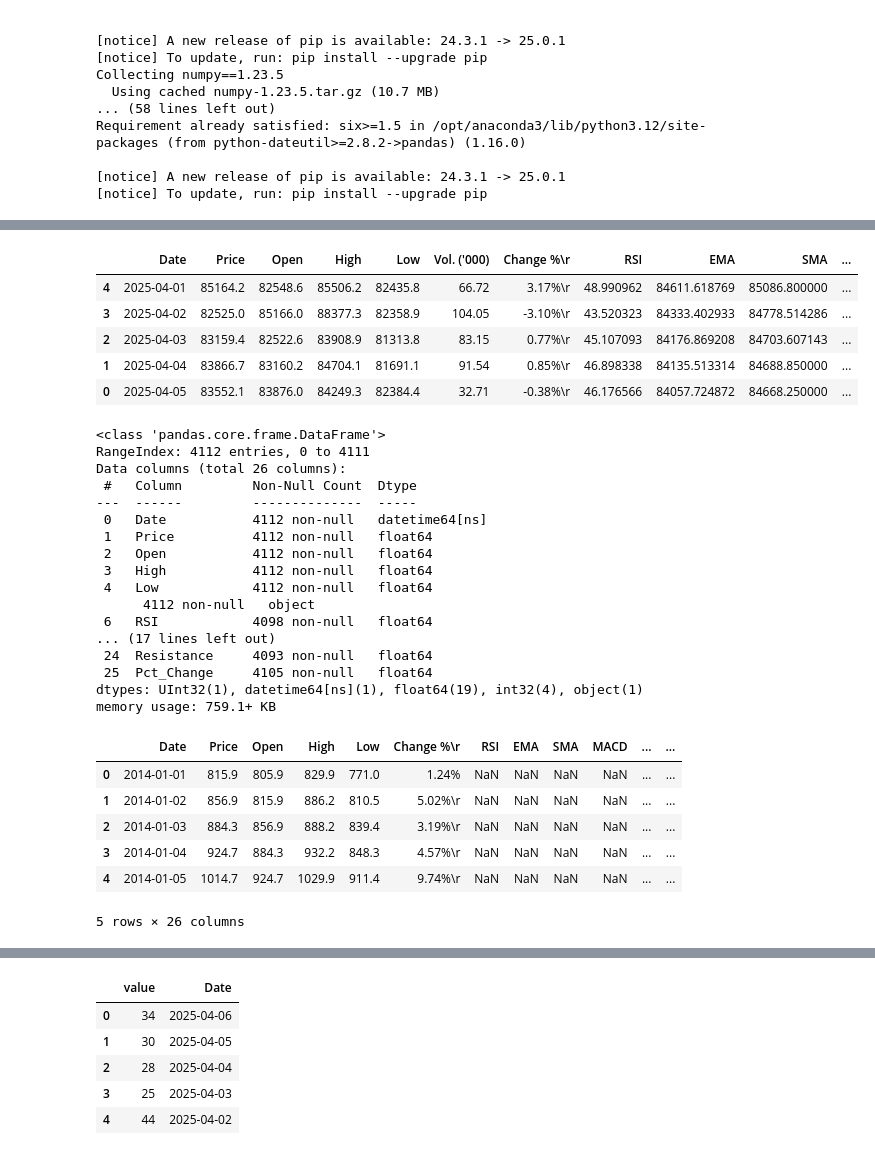
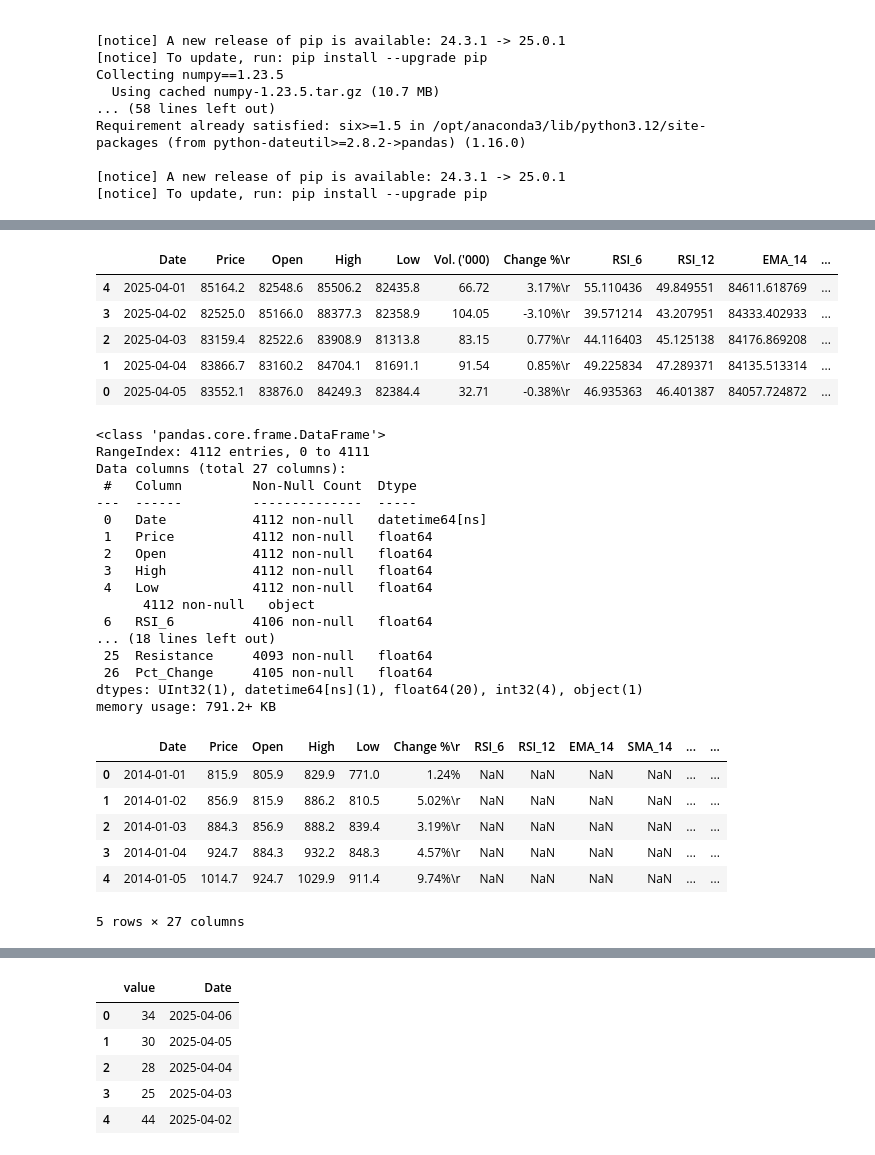
Before and after one commit to Rex-Chan99/Bitcoin_prediction, a Jupyter notebook: Master_dataset.ipynb, the cells around one changed output, grey strips where cells are left out. Saved outputs shown, nothing was run; the diff lists cells and outputs as text; code cells hidden in the pictures.

```diff
--- a/Master_dataset.ipynb
+++ b/Master_dataset.ipynb
@@ -60,25 +60,26 @@ btc_data["Date"] = pd.to_datetime(btc_data["Date"], format="%m/%d/%Y")
 btc_data.sort_values(by="Date", ascending=True, inplace=True)
 # %%
 # Calculate RSI, EMA, SMA, and MACD
-btc_data["RSI"] = ta.rsi(btc_data["Price"], length=14)  # Relative Strength Index
-btc_data["EMA"] = ta.ema(btc_data["Price"], length=14)  # Exponential Moving Average
-btc_data["SMA"] = ta.sma(btc_data["Price"], length=14)  # Simple Moving Average
+btc_data["RSI_6"] = ta.rsi(btc_data["Price"], length=6)  # Relative Strength Index
+btc_data["RSI_12"] = ta.rsi(btc_data["Price"], length=12)  # Relative Strength Index
+btc_data["EMA_14"] = ta.ema(btc_data["Price"], length=14)  # Exponential Moving Average
+btc_data["SMA_14"] = ta.sma(btc_data["Price"], length=14)  # Simple Moving Average
 
 # Calculate MACD
 macd = ta.macd(btc_data["Price"], fast=12, slow=26, signal=9)
 btc_data["MACD"] = macd["MACD_12_26_9"]
 btc_data["MACD_Signal"] = macd["MACDs_12_26_9"]
 btc_data["MACD_Hist"] = macd["MACDh_12_26_9"]
 
 # Display the first few rows of the data with calculated indicators
 btc_data.tail()
 # %% [output]
-|  | Date | Price | Open | High | Low | Vol. ('000) | Change %\r | RSI | EMA | SMA | ... |
-| 4 | 2025-04-01 | 85164.2 | 82548.6 | 85506.2 | 82435.8 | 66.72 | 3.17%\r | 48.990962 | 84611.618769 | 85086.800000 | ... |
-| 3 | 2025-04-02 | 82525.0 | 85166.0 | 88377.3 | 82358.9 | 104.05 | -3.10%\r | 43.520323 | 84333.402933 | 84778.514286 | ... |
-| 2 | 2025-04-03 | 83159.4 | 82522.6 | 83908.9 | 81313.8 | 83.15 | 0.77%\r | 45.107093 | 84176.869208 | 84703.607143 | ... |
-| 1 | 2025-04-04 | 83866.7 | 83160.2 | 84704.1 | 81691.1 | 91.54 | 0.85%\r | 46.898338 | 84135.513314 | 84688.850000 | ... |
-| 0 | 2025-04-05 | 83552.1 | 83876.0 | 84249.3 | 82384.4 | 32.71 | -0.38%\r | 46.176566 | 84057.724872 | 84668.250000 | ... |
+|  | Date | Price | Open | High | Low | Vol. ('000) | Change %\r | RSI_6 | RSI_12 | EMA_14 | ... |
+| 4 | 2025-04-01 | 85164.2 | 82548.6 | 85506.2 | 82435.8 | 66.72 | 3.17%\r | 55.110436 | 49.849551 | 84611.618769 | ... |
+| 3 | 2025-04-02 | 82525.0 | 85166.0 | 88377.3 | 82358.9 | 104.05 | -3.10%\r | 39.571214 | 43.207951 | 84333.402933 | ... |
+| 2 | 2025-04-03 | 83159.4 | 82522.6 | 83908.9 | 81313.8 | 83.15 | 0.77%\r | 44.116403 | 45.125138 | 84176.869208 | ... |
+| 1 | 2025-04-04 | 83866.7 | 83160.2 | 84704.1 | 81691.1 | 91.54 | 0.85%\r | 49.225834 | 47.289371 | 84135.513314 | ... |
+| 0 | 2025-04-05 | 83552.1 | 83876.0 | 84249.3 | 82384.4 | 32.71 | -0.38%\r | 46.935363 | 46.401387 | 84057.724872 | ... |
 # %%
 # Calculate Bollinger Bands
 bollinger_bands = ta.bbands(btc_data["Price"], length=20, std=2)
@@ -142,7 +143,7 @@ btc_data.info()
 # %% [output]
 <class 'pandas.core.frame.DataFrame'>
 RangeIndex: 4112 entries, 0 to 4111
-Data columns (total 26 columns):
+Data columns (total 27 columns):
  #   Column         Non-Null Count  Dtype
 ---  ------         --------------  -----
  0   Date           4112 non-null   datetime64[ns]
@@ -151,22 +152,22 @@ Data columns (total 26 columns):
  3   High           4112 non-null   float64
  4   Low            4112 non-null   float64
       4112 non-null   object
- 6   RSI            4098 non-null   float64
-... (17 lines left out)
- 24  Resistance     4093 non-null   float64
- 25  Pct_Change     4105 non-null   float64
-dtypes: UInt32(1), datetime64[ns](1), float64(19), int32(4), object(1)
-memory usage: 759.1+ KB
+ 6   RSI_6          4106 non-null   float64
+... (18 lines left out)
+ 25  Resistance     4093 non-null   float64
+ 26  Pct_Change     4105 non-null   float64
+dtypes: UInt32(1), datetime64[ns](1), float64(20), int32(4), object(1)
+memory usage: 791.2+ KB
 # %%
 btc_data.head()
 # %% [output]
-|  | Date | Price | Open | High | Low | Change %\r | RSI | EMA | SMA | MACD | ... | ... |
+|  | Date | Price | Open | High | Low | Change %\r | RSI_6 | RSI_12 | EMA_14 | SMA_14 | ... | ... |
 | 0 | 2014-01-01 | 815.9 | 805.9 | 829.9 | 771.0 | 1.24% | NaN | NaN | NaN | NaN | ... | ... |
 | 1 | 2014-01-02 | 856.9 | 815.9 | 886.2 | 810.5 | 5.02%\r | NaN | NaN | NaN | NaN | ... | ... |
 | 2 | 2014-01-03 | 884.3 | 856.9 | 888.2 | 839.4 | 3.19%\r | NaN | NaN | NaN | NaN | ... | ... |
 | 3 | 2014-01-04 | 924.7 | 884.3 | 932.2 | 848.3 | 4.57%\r | NaN | NaN | NaN | NaN | ... | ... |
 | 4 | 2014-01-05 | 1014.7 | 924.7 | 1029.9 | 911.4 | 9.74%\r | NaN | NaN | NaN | NaN | ... | ... |
-5 rows × 26 columns
+5 rows × 27 columns
 # %%
 btc_data.tail()
 # %% [output]
```
Also changed, not shown: parts of 7 cells of this notebook.
